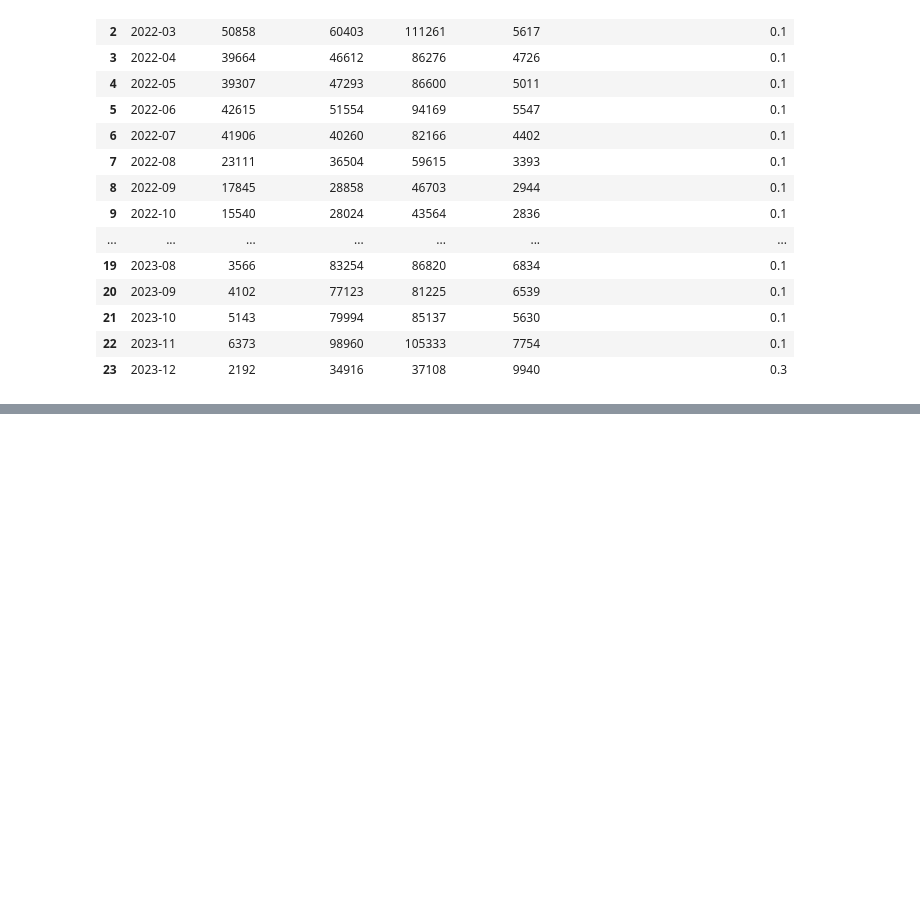
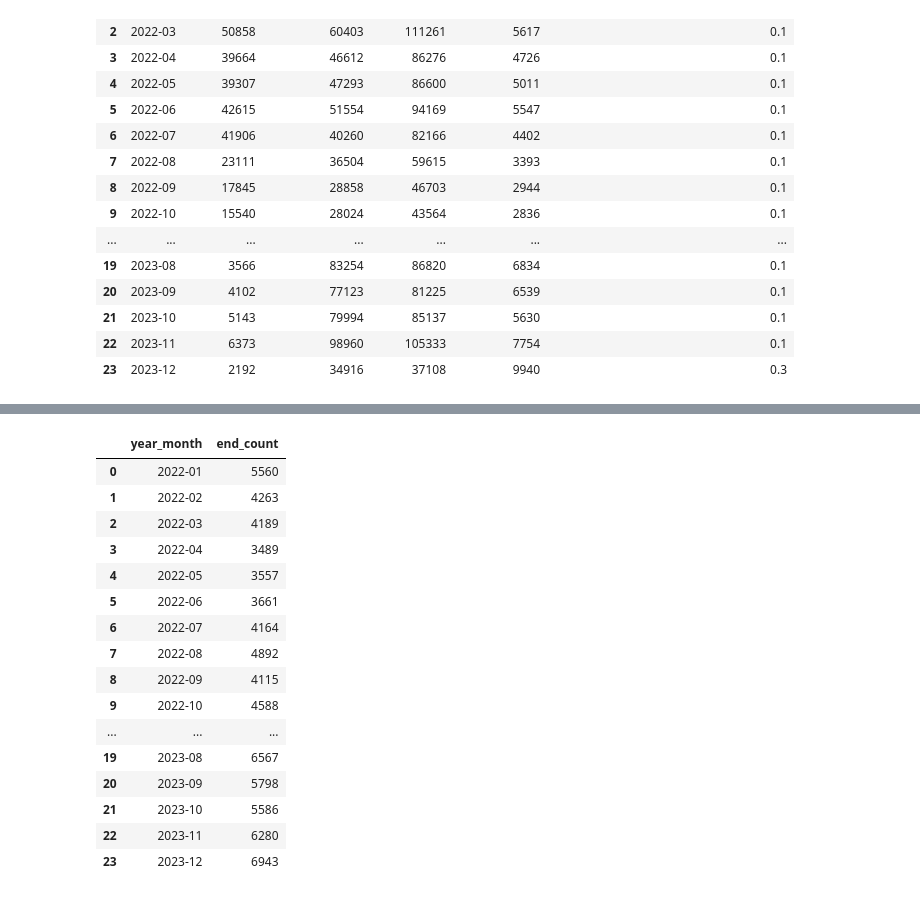
Before and after one commit to saeraniren/intermediate_project, a Jupyter notebook: yoochang_main.ipynb, the cells around one changed output, grey strips where cells are left out. Cells and saved outputs as stored; diff of their text form; code cells hidden in the pictures; blank space fills up the shorter version.

```diff
--- a/yoochang_main.ipynb
+++ b/yoochang_main.ipynb
@@ -1185,0 +1599,28 @@ main_page_monthly_signup_merge
+# %%
+# end_content (콘텐트 종료료 월별 카운트트)
+# 그룹바이이
+monthly_end_counts = end_content_2022_2023.groupby("year_month").size().reset_index(name="end_count")
+
+# 정렬렬
+monthly_end_counts = monthly_end_counts.sort_values(by="year_month").reset_index(drop=True)
+
+# 결과 출력
+monthly_end_counts
+# %% [output]
+|  | year_month | end_count |
+| 0 | 2022-01 | 5560 |
+| 1 | 2022-02 | 4263 |
+| 2 | 2022-03 | 4189 |
+| 3 | 2022-04 | 3489 |
+| 4 | 2022-05 | 3557 |
+| 5 | 2022-06 | 3661 |
+| 6 | 2022-07 | 4164 |
+| 7 | 2022-08 | 4892 |
+| 8 | 2022-09 | 4115 |
+| 9 | 2022-10 | 4588 |
+| ... | ... | ... |
+| 19 | 2023-08 | 6567 |
+| 20 | 2023-09 | 5798 |
+| 21 | 2023-10 | 5586 |
+| 22 | 2023-11 | 6280 |
+| 23 | 2023-12 | 6943 |
```
Also changed, not shown: parts of 45 cells of this notebook.
